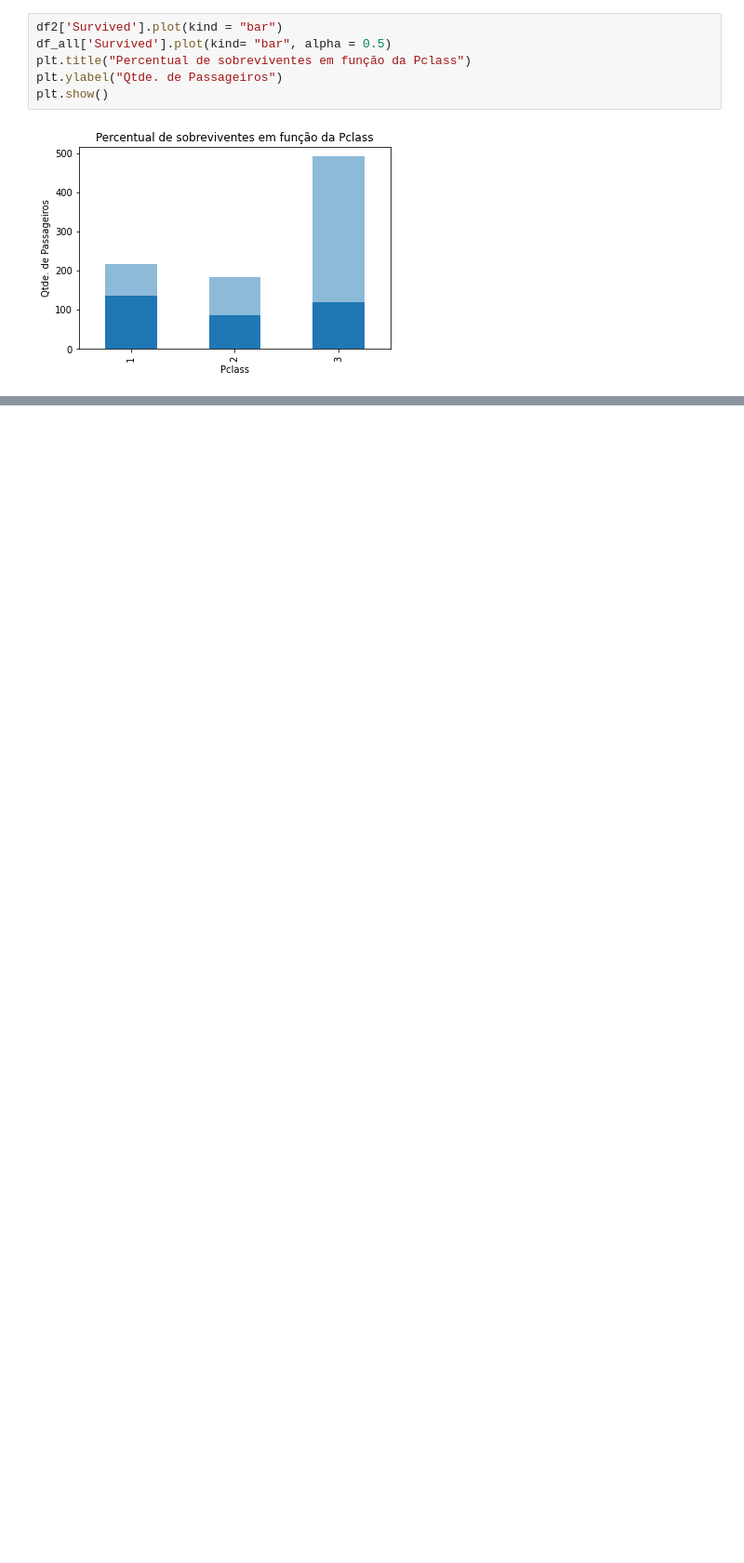
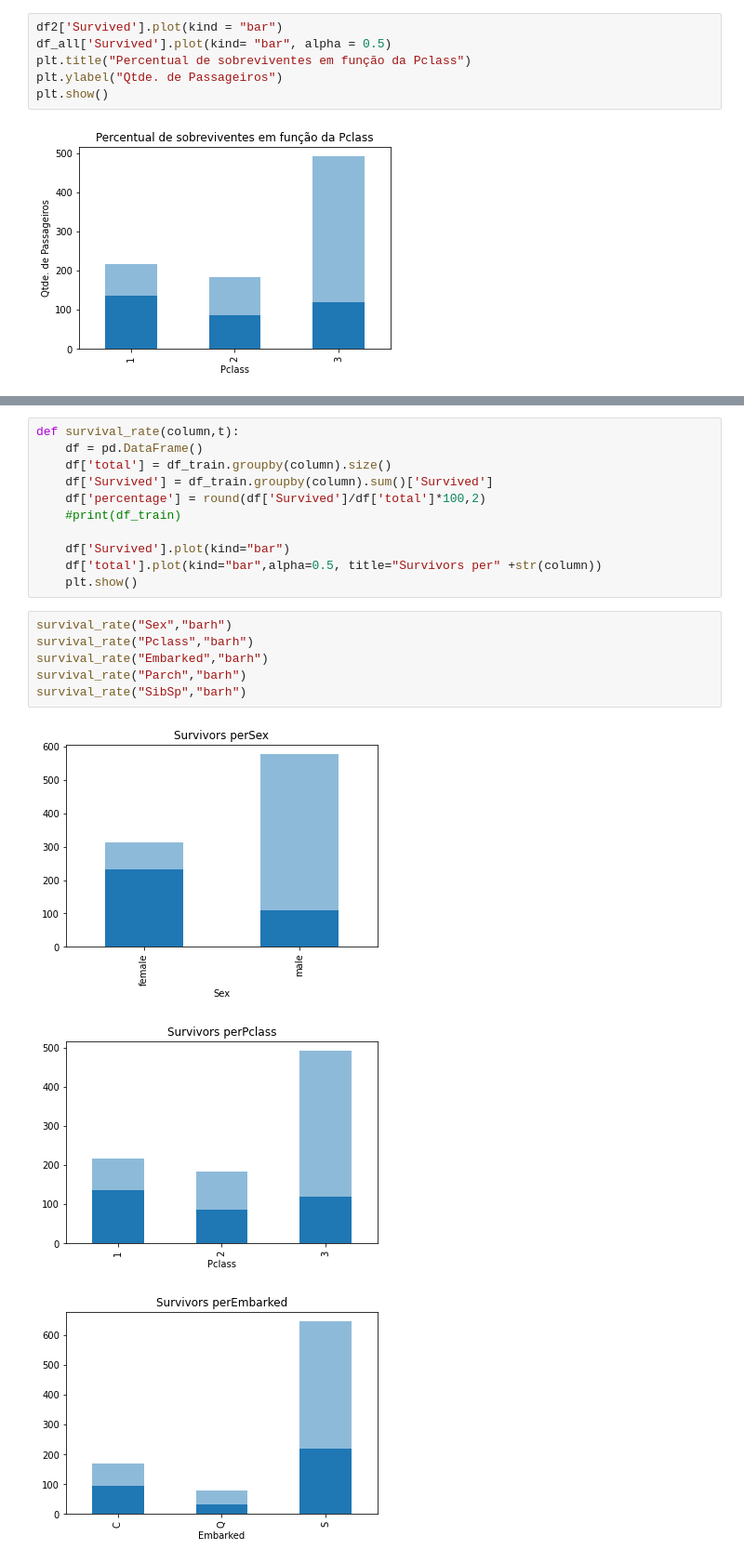
Before and after one commit to joao-martini/Testes, a Jupyter notebook: Titanic/teste.ipynb, the cells around one changed output, grey strips where cells are left out. Shown: that part at 93% size. Cells and saved outputs as stored; diff of their text form; blank space fills up the shorter version.

```diff
--- a/Titanic/teste.ipynb
+++ b/Titanic/teste.ipynb
@@ -151,0 +158,21 @@ plt.show()
+# %%
+def survival_rate(column,t):
+    df = pd.DataFrame()
+    df['total'] = df_train.groupby(column).size()
+    df['Survived'] = df_train.groupby(column).sum()['Survived']
+    df['percentage'] = round(df['Survived']/df['total']*100,2)
+    #print(df_train)
+
+    df['Survived'].plot(kind="bar")
+    df['total'].plot(kind="bar",alpha=0.5, title="Survivors per" +str(column))
+    plt.show()
+# %%
+survival_rate("Sex","barh")
+survival_rate("Pclass","barh")
+survival_rate("Embarked","barh")
+survival_rate("Parch","barh")
+survival_rate("SibSp","barh")
+# %% [output]
+[figure, added]
+[figure, added]
+[figure, added]
```
Also changed, not shown: parts of 14 cells of this notebook.
